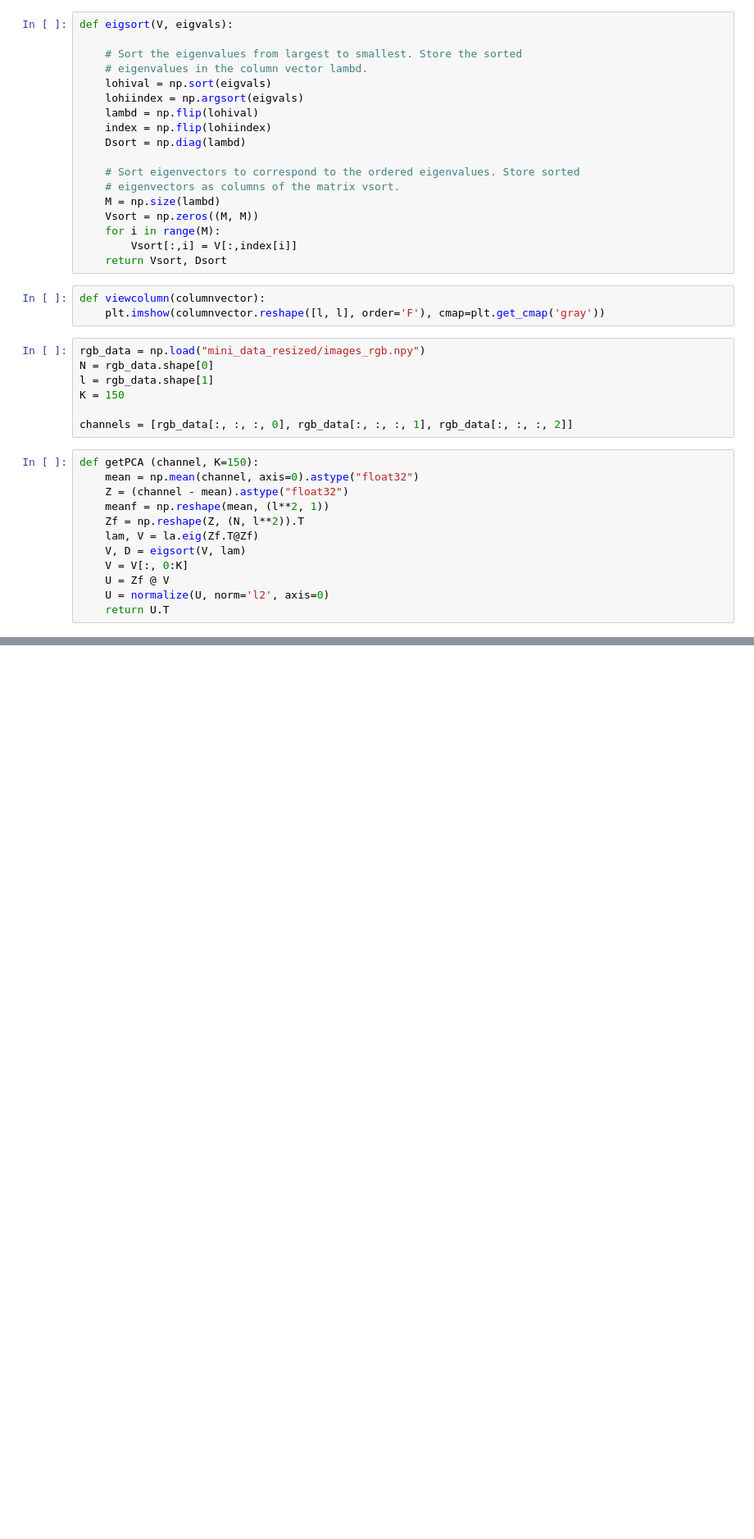
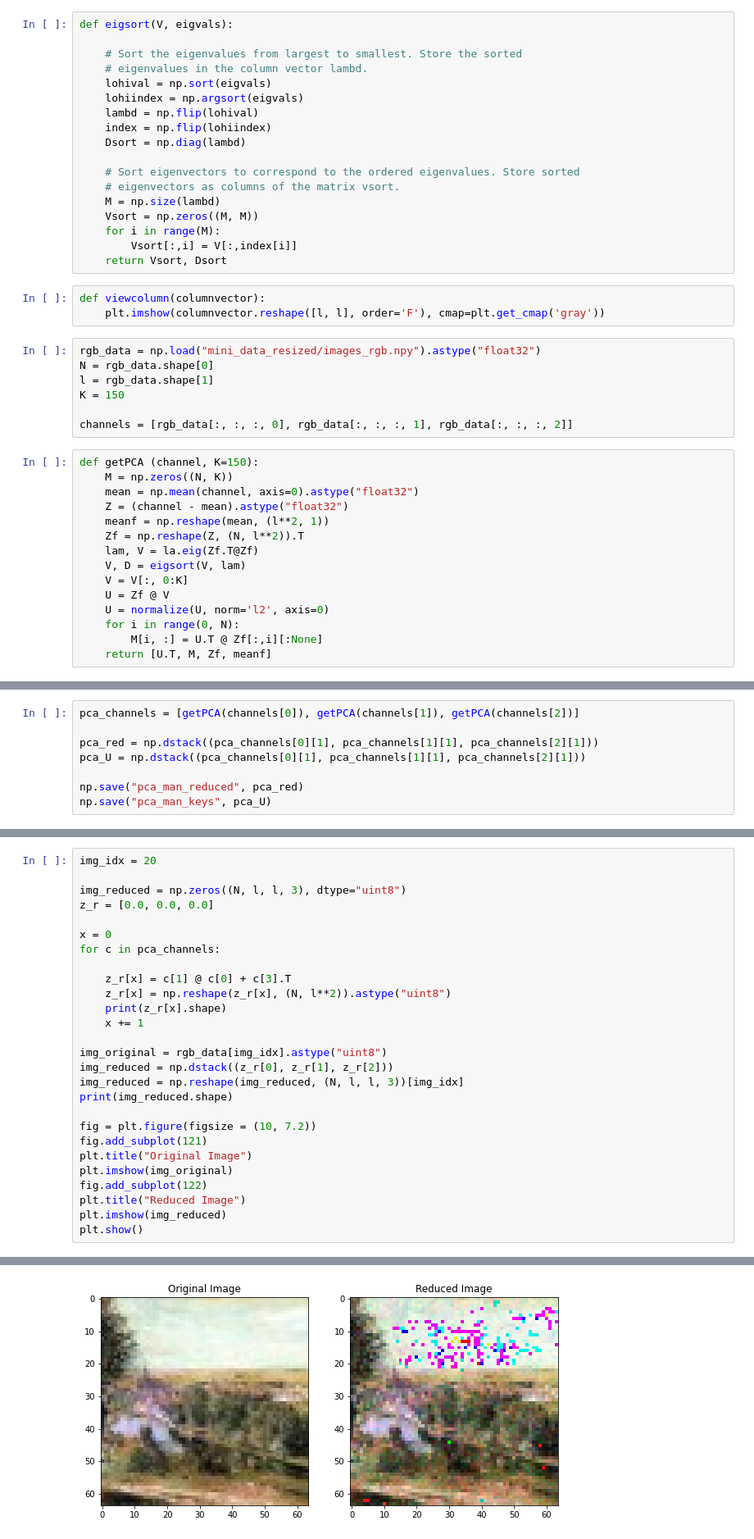
Before and after one commit to mchouthai/StyleSleuths, a Jupyter notebook: pca_manual.ipynb, the cells around one changed output, grey strips where cells are left out. Shown at 82% size. Cells and saved outputs as stored; diff of their text form; blank space fills up the shorter version.

Commit message:
added pca reduced

```diff
--- a/pca_manual.ipynb
+++ b/pca_manual.ipynb
@@ -25,7 +25,7 @@ def eigsort(V, eigvals):
 def viewcolumn(columnvector):
     plt.imshow(columnvector.reshape([l, l], order='F'), cmap=plt.get_cmap('gray'))
 # %%
-rgb_data = np.load("mini_data_resized/images_rgb.npy")
+rgb_data = np.load("mini_data_resized/images_rgb.npy").astype("float32")
 N = rgb_data.shape[0]
 l = rgb_data.shape[1]
 K = 150
@@ -33,6 +33,7 @@ K = 150
 channels = [rgb_data[:, :, :, 0], rgb_data[:, :, :, 1], rgb_data[:, :, :, 2]]
 # %%
 def getPCA (channel, K=150):
+    M = np.zeros((N, K))
     mean = np.mean(channel, axis=0).astype("float32")
     Z = (channel - mean).astype("float32")
     meanf = np.reshape(mean, (l**2, 1))
@@ -42,4 +43,6 @@ def getPCA (channel, K=150):
     V = V[:, 0:K]
     U = Zf @ V
     U = normalize(U, norm='l2', axis=0)
-    return U.T
+    for i in range(0, N):
+        M[i, :] = U.T @ Zf[:,i][:None]
+    return [U.T, M, Zf, meanf]
@@ -58,0 +49,8 @@ np.save("pca_rgb_manual", pca)
+# %%
+pca_channels = [getPCA(channels[0]), getPCA(channels[1]), getPCA(channels[2])]
+
+pca_red = np.dstack((pca_channels[0][1], pca_channels[1][1], pca_channels[2][1]))
+pca_U = np.dstack((pca_channels[0][1], pca_channels[1][1], pca_channels[2][1]))
+
+np.save("pca_man_reduced", pca_red)
+np.save("pca_man_keys", pca_U)
@@ -58,0 +61,28 @@ np.save("pca_rgb_manual", pca)
+# %%
+img_idx = 20
+
+img_reduced = np.zeros((N, l, l, 3), dtype="uint8")
+z_r = [0.0, 0.0, 0.0]
+
+x = 0
+for c in pca_channels:
+
+    z_r[x] = c[1] @ c[0] + c[3].T
+    z_r[x] = np.reshape(z_r[x], (N, l**2)).astype("uint8")
+    print(z_r[x].shape)
+    x += 1
+
+img_original = rgb_data[img_idx].astype("uint8")
+img_reduced = np.dstack((z_r[0], z_r[1], z_r[2]))
+img_reduced = np.reshape(img_reduced, (N, l, l, 3))[img_idx]
+print(img_reduced.shape)
+
+fig = plt.figure(figsize = (10, 7.2))
+fig.add_subplot(121)
+plt.title("Original Image")
+plt.imshow(img_original)
+fig.add_subplot(122)
+plt.title("Reduced Image")
+plt.imshow(img_reduced)
+plt.show()
+# %% [output]
@@ -58,0 +93 @@ np.save("pca_rgb_manual", pca)
+[figure, added]
```
Also changed, not shown: parts of 4 cells of this notebook, 2 other files.
